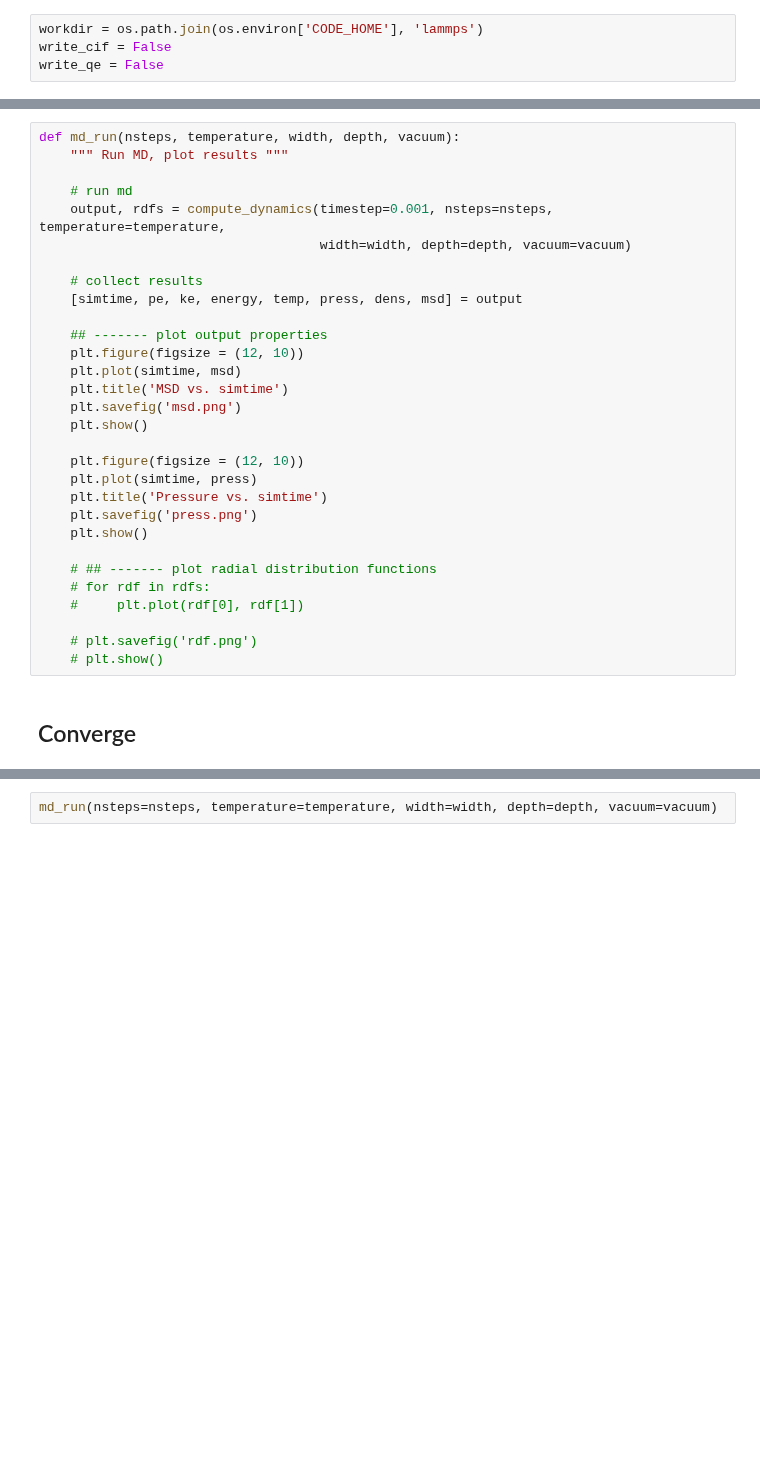
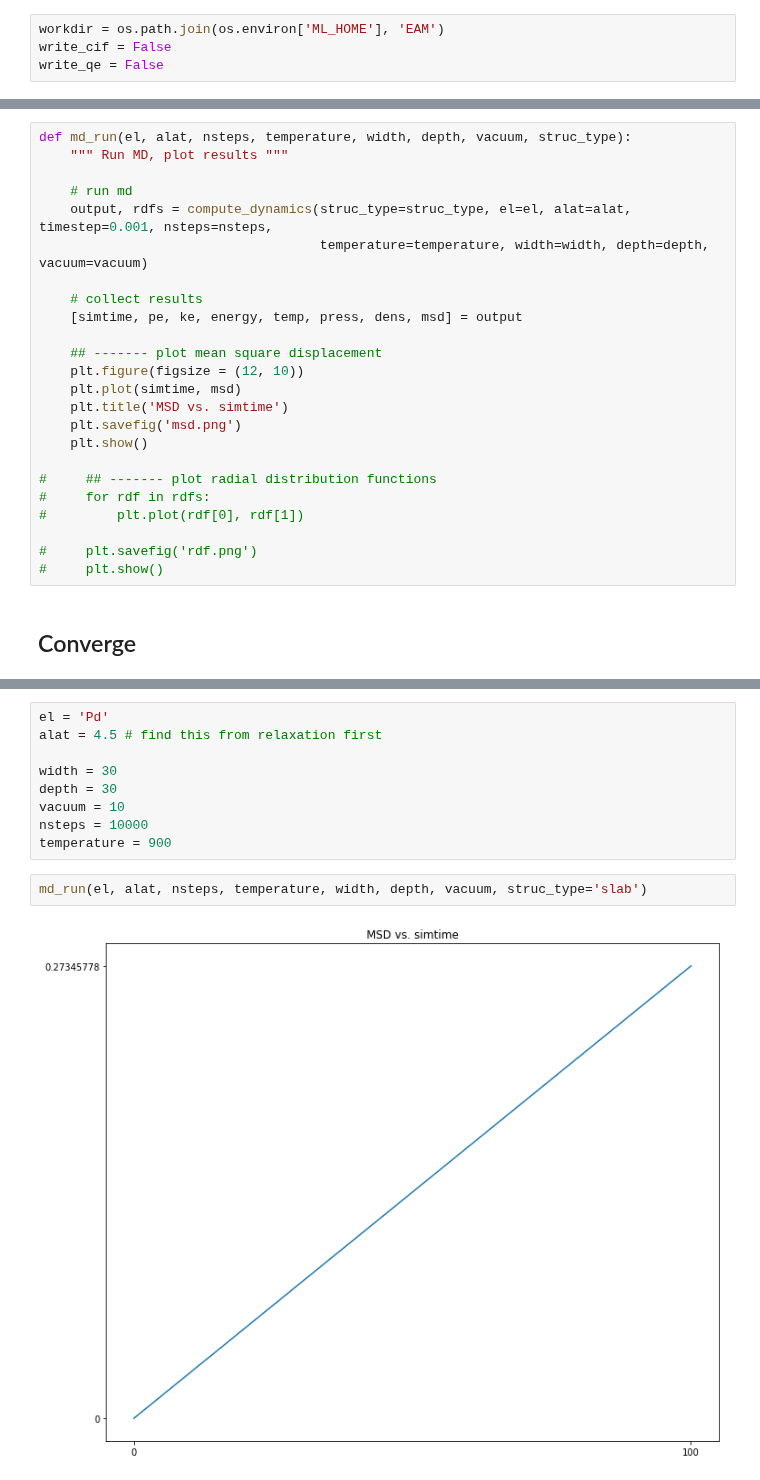
Before and after one commit to simonbatzner/electron-density, a Jupyter notebook: EAM/Diffusion_EAM.ipynb, the cells around one changed output, grey strips where cells are left out. Saved outputs shown, nothing was run; the diff lists cells and outputs as text; blank space fills up the shorter version.

```diff
--- a/EAM/Diffusion_EAM.ipynb
+++ b/EAM/Diffusion_EAM.ipynb
@@ -26,5 +31,5 @@ You will need to set the same environment variables as used in the labs:
 # %%
-workdir = os.path.join(os.environ['CODE_HOME'], 'lammps')
+workdir = os.path.join(os.environ['ML_HOME'], 'EAM')
 write_cif = False
 write_qe = False
 # %% [markdown]
@@ -236,34 +255,28 @@ def compute_dynamics(timestep, nsteps, temperature, width, depth, vacuum):
 
     return output, rdfs
 # %%
-def md_run(nsteps, temperature, width, depth, vacuum):
+def md_run(el, alat, nsteps, temperature, width, depth, vacuum, struc_type):
     """ Run MD, plot results """
 
     # run md
-    output, rdfs = compute_dynamics(timestep=0.001, nsteps=nsteps, temperature=temperature,
-                                    width=width, depth=depth, vacuum=vacuum)
+    output, rdfs = compute_dynamics(struc_type=struc_type, el=el, alat=alat, timestep=0.001, nsteps=nsteps,
+                                    temperature=temperature, width=width, depth=depth, vacuum=vacuum)
 
     # collect results
     [simtime, pe, ke, energy, temp, press, dens, msd] = output
 
-    ## ------- plot output properties
+    ## ------- plot mean square displacement
     plt.figure(figsize = (12, 10))
     plt.plot(simtime, msd)
     plt.title('MSD vs. simtime')
     plt.savefig('msd.png')
     plt.show()
 
-    plt.figure(figsize = (12, 10))
-    plt.plot(simtime, press)
-    plt.title('Pressure vs. simtime')
-    plt.savefig('press.png')
-    plt.show()
+#     ## ------- plot radial distribution functions
+#     for rdf in rdfs:
+#         plt.plot(rdf[0], rdf[1])
 
-    # ## ------- plot radial distribution functions
-    # for rdf in rdfs:
-    #     plt.plot(rdf[0], rdf[1])
-
-    # plt.savefig('rdf.png')
-    # plt.show()
+#     plt.savefig('rdf.png')
+#     plt.show()
 # %% [markdown]
 ## Converge
@@ -291,2 +302,13 @@ vacuum = 10
+# %%
+el = 'Pd'
+alat = 4.5 # find this from relaxation first
+
+width = 30
+depth = 30
+vacuum = 10
+nsteps = 10000
+temperature = 900
 # %%
-md_run(nsteps=nsteps, temperature=temperature, width=width, depth=depth, vacuum=vacuum)
+md_run(el, alat, nsteps, temperature, width, depth, vacuum, struc_type='slab')
+# %% [output]
+[figure, added]
```
Also changed, not shown: parts of 15 cells of this notebook.
